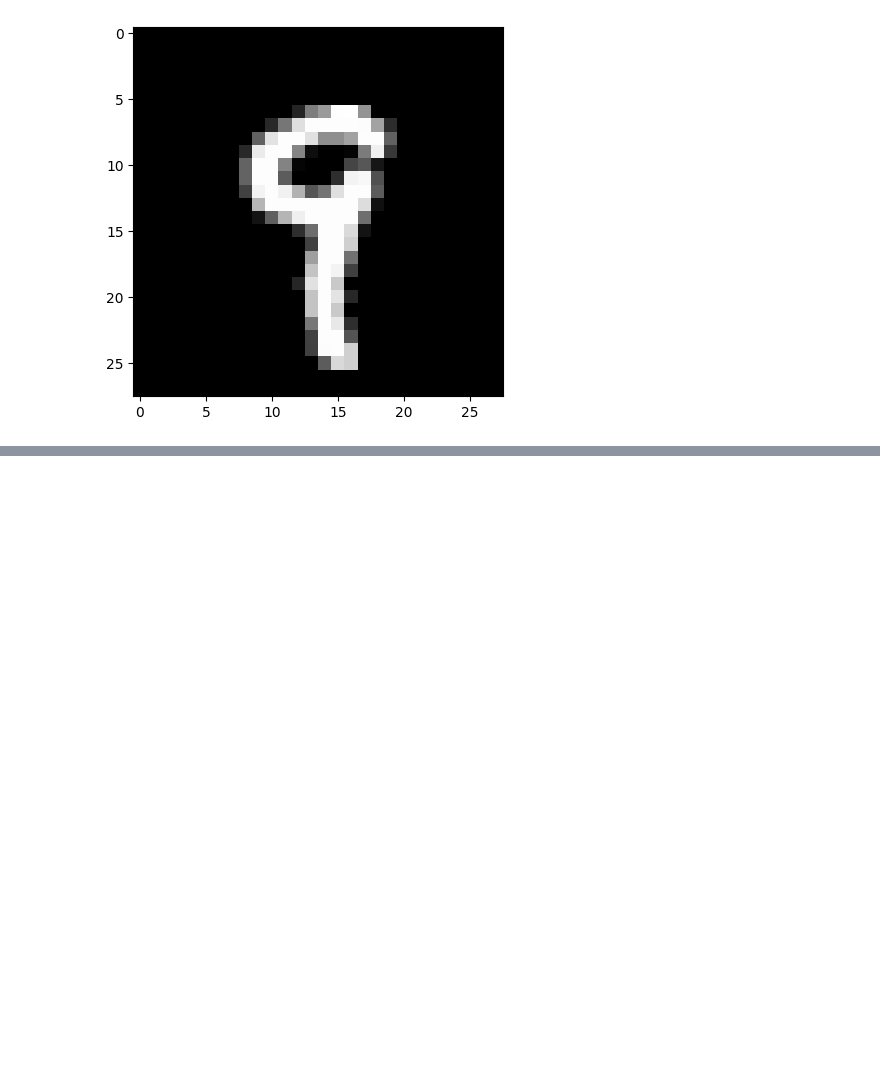
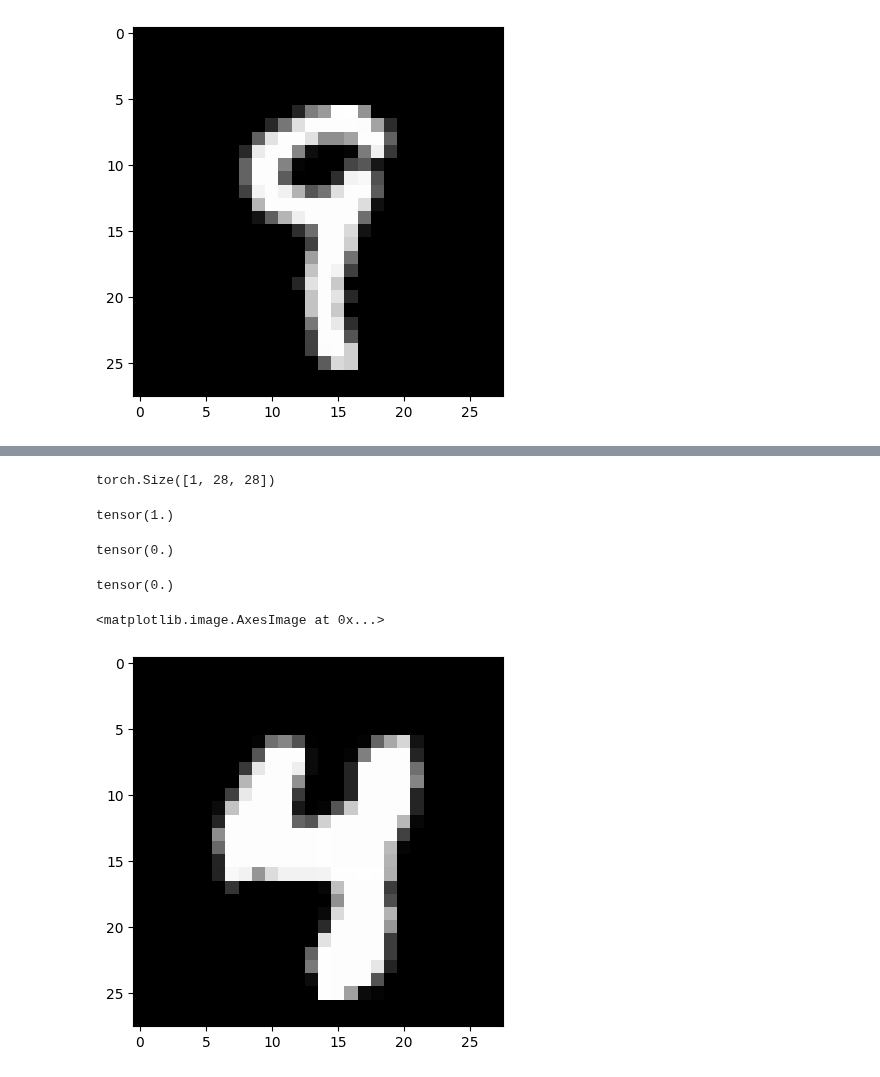
Before and after one commit to Nick-Azzarano/Machine-Learning-Practice, a Jupyter notebook: Spring2025/In-Class_Problems/ML23.ipynb, the cells around one changed output, grey strips where cells are left out. Saved outputs shown, nothing was run; the diff lists cells and outputs as text; code cells hidden in the pictures; blank space fills up the shorter version.

```diff
--- a/Spring2025/In-Class_Problems/ML23.ipynb
+++ b/Spring2025/In-Class_Problems/ML23.ipynb
@@ -146,3 +165,7 @@ im = PIL.Image.open('mnist_png/valid/9/9497.png')
+# %%
+im = PIL.Image.open('mnist_png/valid/4/48.png').convert('L')
+# .convert('L') is to make the image grayscale rather than RGB
+# we could use .convert('RGB') if we wanted an RGB image instead
 # %%
 import torchvision.transforms.v2 as T
 # %%
@@ -157,0 +201,22 @@ TRANSFORM = T.Compose([
+# %%
+TRANSFORM(im).shape  # notice how there are 3 channels instead of 1 now. Meaning it's RGB when we just want grayscale.
+# Fixed this with .convert('L') up a few cells
+# %% [output]
+torch.Size([1, 28, 28])
+# %%
+TRANSFORM(im).max()
+# %% [output]
+tensor(1.)
+# %%
+(1 - TRANSFORM(im)).min()
+# %% [output]
+tensor(0.)
+# %%
+(1 - TRANSFORM(im)).clamp(0,1).min()
+# %% [output]
+tensor(0.)
+# %%
+plt.imshow(TRANSFORM(im).permute(1, 2, 0), cmap='gray')
+# %% [output]
+<matplotlib.image.AxesImage at 0x...>
+[figure, added]
```
Also changed, not shown: parts of 10 cells of this notebook.
